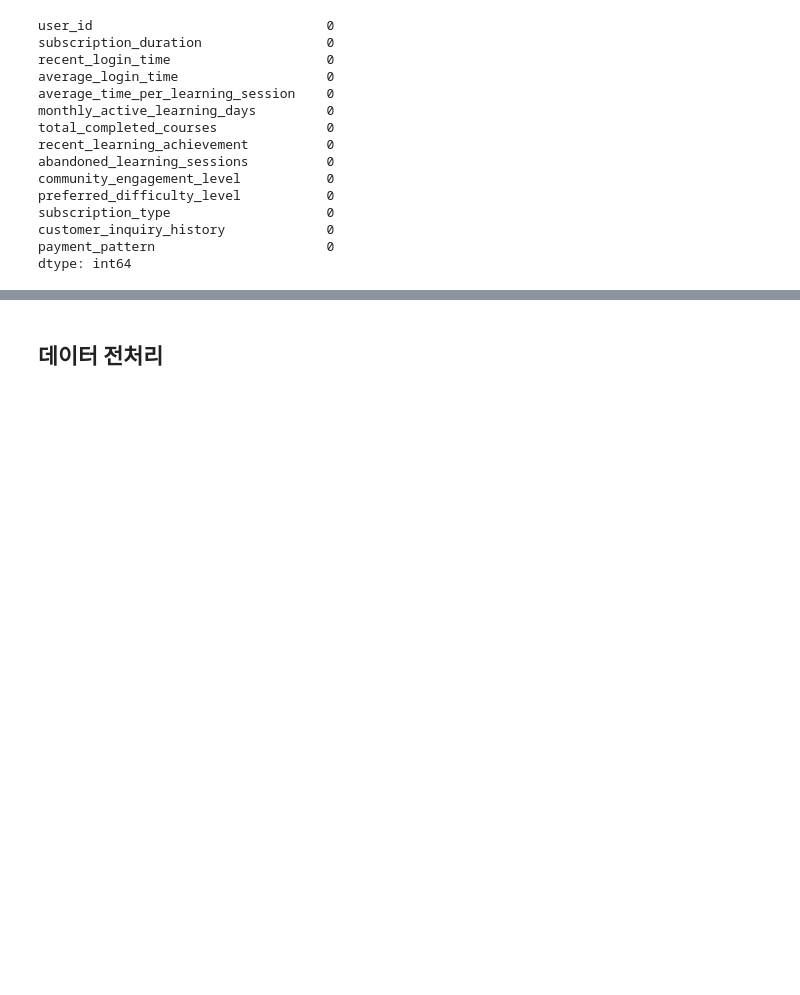
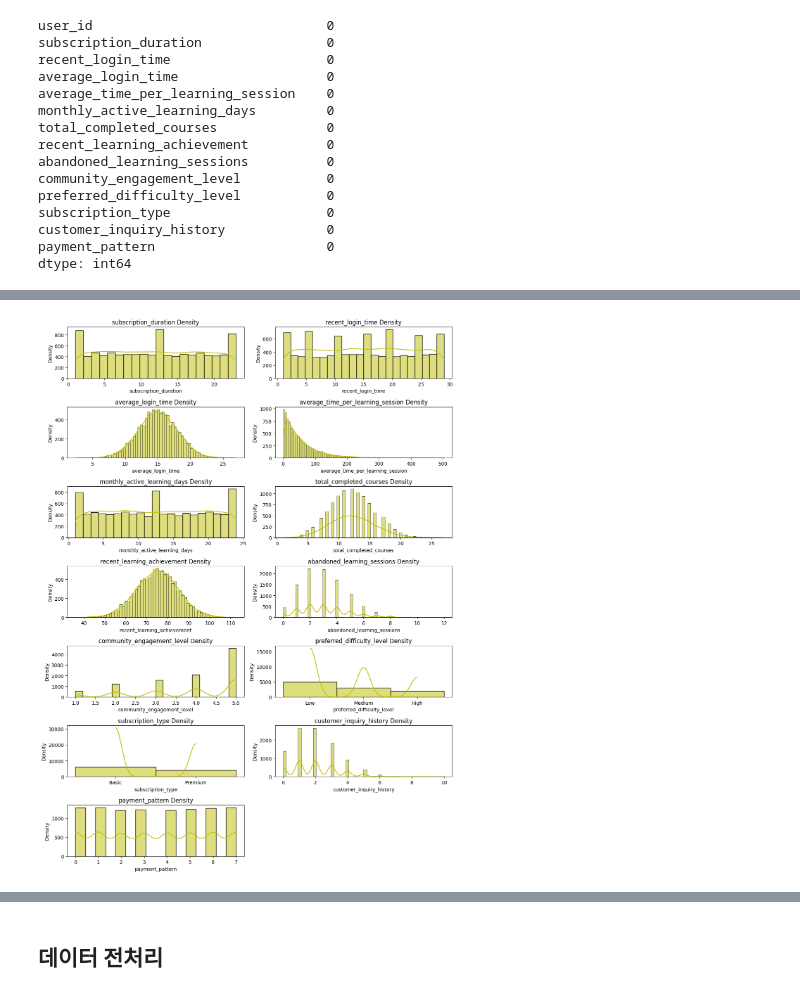
Before and after one commit to sooohyeonkim/learning_user_predict, a Jupyter notebook: learning_user_predict.ipynb, the cells around one changed output, grey strips where cells are left out. Saved outputs shown, nothing was run; the diff lists cells and outputs as text; code cells hidden in the pictures; blank space fills up the shorter version.

```diff
--- a/learning_user_predict.ipynb
+++ b/learning_user_predict.ipynb
@@ -699,0 +746,21 @@ dtype: int64
+# %%
+columns = ['subscription_duration', 'recent_login_time',
+       'average_login_time', 'average_time_per_learning_session',
+       'monthly_active_learning_days', 'total_completed_courses',
+       'recent_learning_achievement', 'abandoned_learning_sessions',
+       'community_engagement_level', 'preferred_difficulty_level',
+       'subscription_type', 'customer_inquiry_history', 'payment_pattern']
+
+plt.figure(figsize=(12, 16))
+
+for i, column in enumerate(columns):
+    plt.subplot(7, 2, i+1)
+    sns.histplot(train_df[column], kde=True, color='y')
+    plt.xlabel(column)
+    plt.ylabel('Density')
+    plt.title(f'{column} Density')
+
+plt.tight_layout()
+plt.show()
+# %% [output]
+[figure, added]
```
Also changed, not shown: parts of 15 cells of this notebook.
